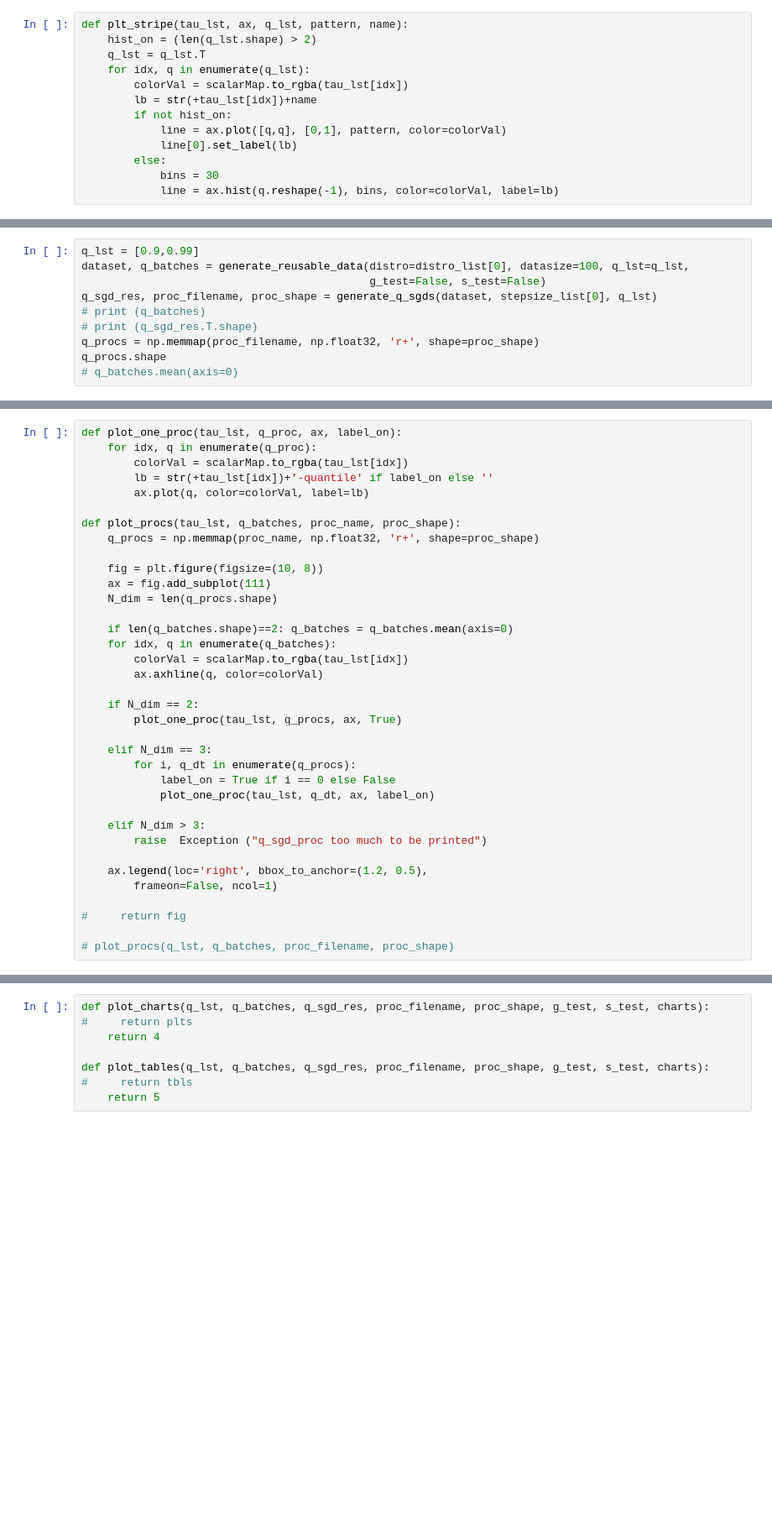
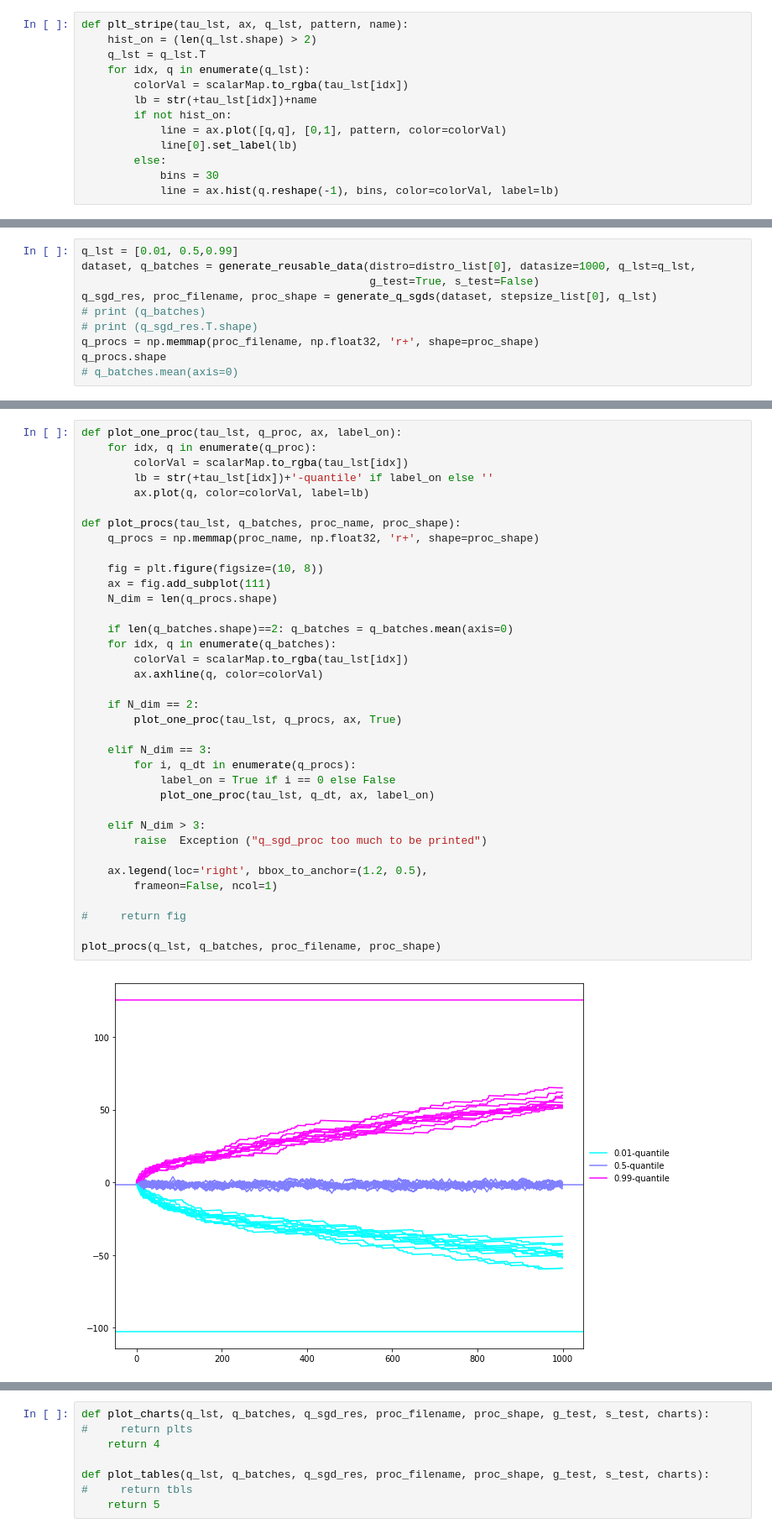
Before and after one commit to chengsoonong/eheye, a Jupyter notebook: QuantEst/sgd_quant_est/comparison_image_generation.ipynb, the cells around one changed output, grey strips where cells are left out. Shown: that part at 84% size. Saved outputs shown, nothing was run; the diff lists cells and outputs as text; blank space fills up the shorter version.

```diff
--- a/QuantEst/sgd_quant_est/comparison_image_generation.ipynb
+++ b/QuantEst/sgd_quant_est/comparison_image_generation.ipynb
@@ -387,7 +387,7 @@ plot_spectrum_stripes(tau_vals, q_batches, q_sgd_res)
 # %%
-q_lst = [0.9,0.99]
-dataset, q_batches = generate_reusable_data(distro=distro_list[0], datasize=100, q_lst=q_lst,
-                                            g_test=False, s_test=False)
+q_lst = [0.01, 0.5,0.99]
+dataset, q_batches = generate_reusable_data(distro=distro_list[0], datasize=1000, q_lst=q_lst,
+                                            g_test=True, s_test=False)
 q_sgd_res, proc_filename, proc_shape = generate_q_sgds(dataset, stepsize_list[0], q_lst)
 # print (q_batches)
 # print (q_sgd_res.T.shape)
@@ -406,34 +406,36 @@ def plot_one_proc(tau_lst, q_proc, ax, label_on):
         ax.plot(q, color=colorVal, label=lb)
 
 def plot_procs(tau_lst, q_batches, proc_name, proc_shape):
     q_procs = np.memmap(proc_name, np.float32, 'r+', shape=proc_shape)
 
     fig = plt.figure(figsize=(10, 8))
     ax = fig.add_subplot(111)
     N_dim = len(q_procs.shape)
 
     if len(q_batches.shape)==2: q_batches = q_batches.mean(axis=0)
     for idx, q in enumerate(q_batches):
         colorVal = scalarMap.to_rgba(tau_lst[idx])
         ax.axhline(q, color=colorVal)
 
     if N_dim == 2:
         plot_one_proc(tau_lst, q_procs, ax, True)
 
     elif N_dim == 3:
         for i, q_dt in enumerate(q_procs):
             label_on = True if i == 0 else False
             plot_one_proc(tau_lst, q_dt, ax, label_on)
 
     elif N_dim > 3:
         raise  Exception ("q_sgd_proc too much to be printed")
 
     ax.legend(loc='right', bbox_to_anchor=(1.2, 0.5),
         frameon=False, ncol=1)
 
 #     return fig
 
-# plot_procs(q_lst, q_batches, proc_filename, proc_shape)
+plot_procs(q_lst, q_batches, proc_filename, proc_shape)
+# %% [output]
+[figure, added]
 # %%
 # q_lst = [0.9,0.99]
 q_lst=tau_vals
```
Also changed, not shown: parts of 6 cells of this notebook, 1 other file.
